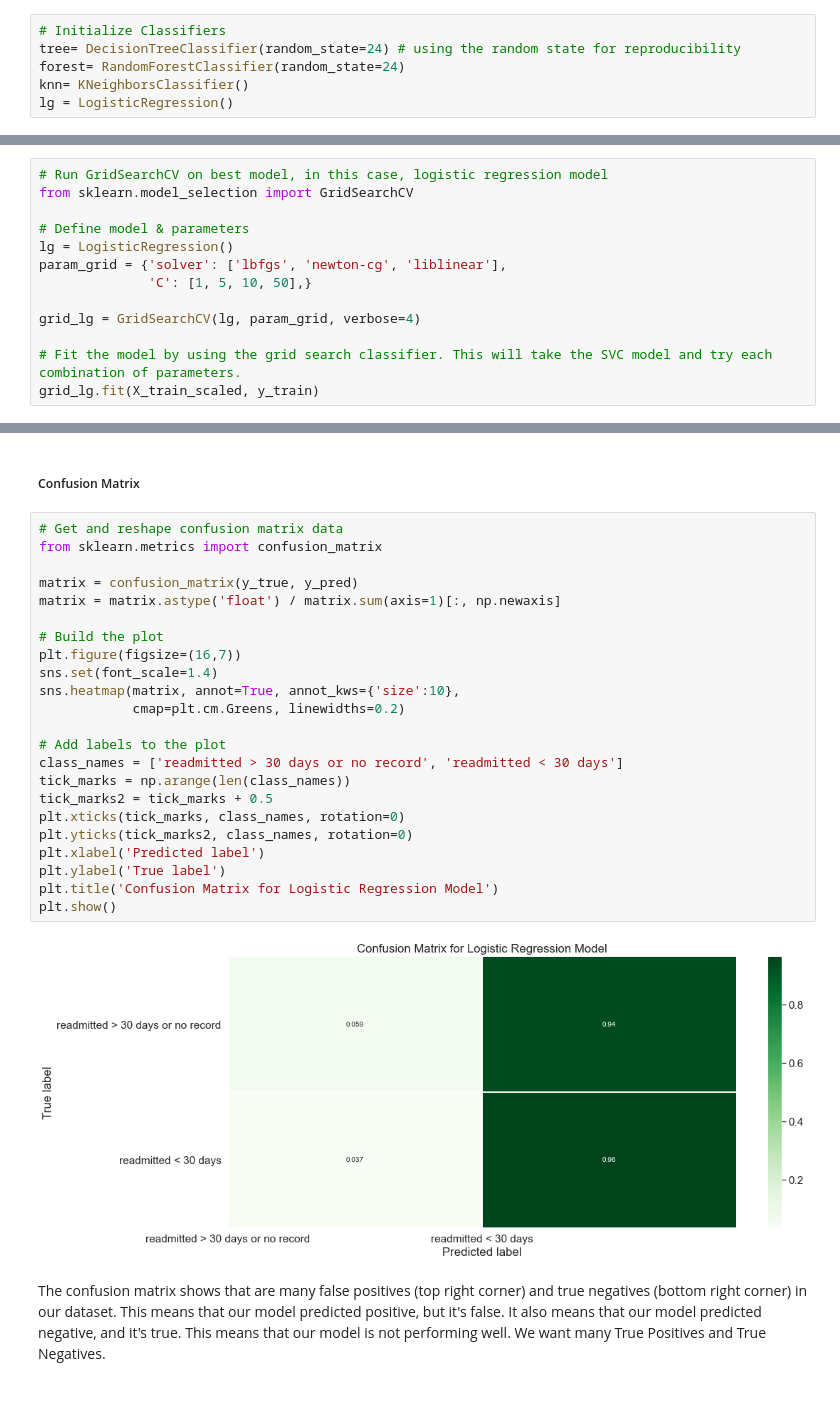
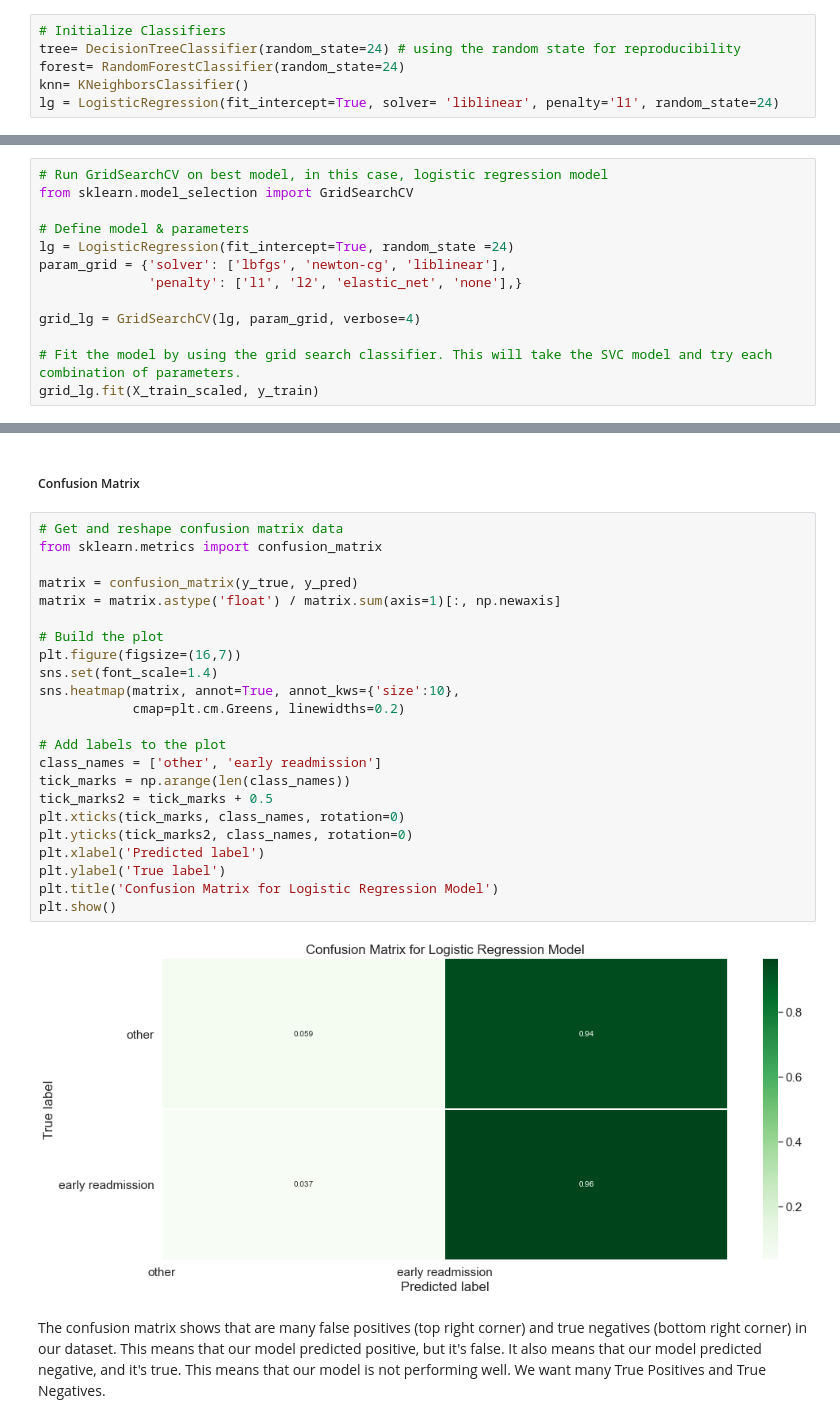
Before and after one commit to uvineet53/optum_22, a Jupyter notebook: model_development_final.ipynb, the cells around one changed output, grey strips where cells are left out. Cells and saved outputs as stored; diff of their text form; blank space fills up the shorter version.

```diff
--- a/model_development_final.ipynb
+++ b/model_development_final.ipynb
@@ -233,7 +233,7 @@ from sklearn.linear_model import LogisticRegression
 tree= DecisionTreeClassifier(random_state=24) # using the random state for reproducibility
 forest= RandomForestClassifier(random_state=24)
 knn= KNeighborsClassifier()
-lg = LogisticRegression()
+lg = LogisticRegression(fit_intercept=True, solver= 'liblinear', penalty='l1', random_state=24)
 # %%
 # create a list with the objects
 models= [tree, forest, knn, lg]
@@ -403,9 +403,9 @@ dict_keys(['C', 'class_weight', 'dual', 'fit_intercept', 'intercept_scaling', 'l
 from sklearn.model_selection import GridSearchCV
 
 # Define model & parameters
-lg = LogisticRegression()
+lg = LogisticRegression(fit_intercept=True, random_state =24)
 param_grid = {'solver': ['lbfgs', 'newton-cg', 'liblinear'],
-              'C': [1, 5, 10, 50],}
+              'penalty': ['l1', 'l2', 'elastic_net', 'none'],}
 
 grid_lg = GridSearchCV(lg, param_grid, verbose=4)
 
@@ -511,28 +588,28 @@ One reason may be the imbalance of the data, since there are many objects of cla
 # %%
 # Get and reshape confusion matrix data
 from sklearn.metrics import confusion_matrix
 
 matrix = confusion_matrix(y_true, y_pred)
 matrix = matrix.astype('float') / matrix.sum(axis=1)[:, np.newaxis]
 
 # Build the plot
 plt.figure(figsize=(16,7))
 sns.set(font_scale=1.4)
 sns.heatmap(matrix, annot=True, annot_kws={'size':10},
             cmap=plt.cm.Greens, linewidths=0.2)
 
 # Add labels to the plot
-class_names = ['readmitted > 30 days or no record', 'readmitted < 30 days']
+class_names = ['other', 'early readmission']
 tick_marks = np.arange(len(class_names))
 tick_marks2 = tick_marks + 0.5
 plt.xticks(tick_marks, class_names, rotation=0)
 plt.yticks(tick_marks2, class_names, rotation=0)
 plt.xlabel('Predicted label')
 plt.ylabel('True label')
 plt.title('Confusion Matrix for Logistic Regression Model')
 plt.show()
 # %% [output]
-[figure, old version]
+[figure, new version]
 # %% [markdown]
 The confusion matrix shows that are many false positives (top right corner) and true negatives (bottom right corner) in our dataset. This means that our model predicted positive, but it's false. It also means that our model predicted negative, and it's true. This means that our model is not performing well. We want many True Positives and True Negatives.
 # %% [markdown]
```
Also changed, not shown: parts of 21 cells of this notebook, 1 other file.
